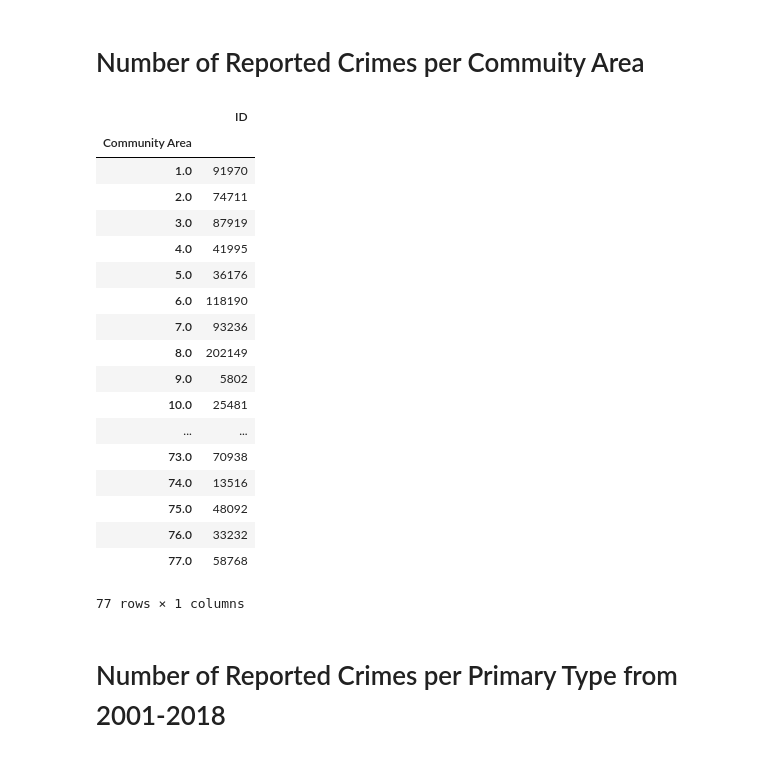
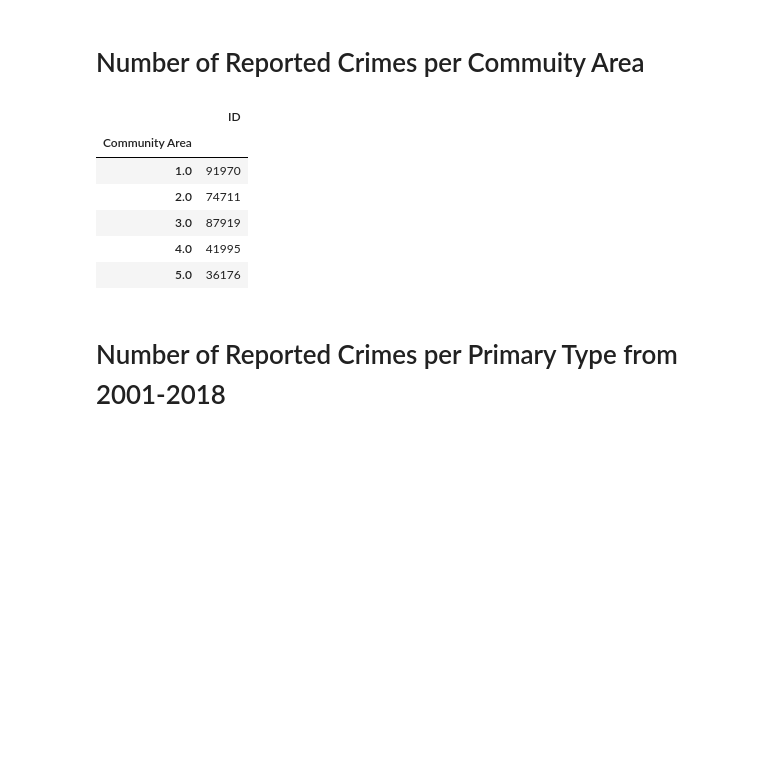
Before and after one commit to jessicagtz/Project-2-Chicago-Communities, a Jupyter notebook: full_crime_data.ipynb, the cells around one changed output. Saved outputs shown, nothing was run; the diff lists cells and outputs as text; code cells hidden in the pictures; blank space fills up the shorter version.

```diff
--- a/crime_data.ipynb
+++ b/full_crime_data.ipynb
@@ -104,29 +106,17 @@ crime_data
 # %%
 #1) group by community area
 #2) get numbers of crime type per community area
 
 crime_area= pd.DataFrame(crimes.groupby("Community Area")["ID"].count())
-crime_area
+crime_area.head()
 # %% [output]
 |  | ID |
 | Community Area |  |
 | 1.0 | 91970 |
 | 2.0 | 74711 |
 | 3.0 | 87919 |
 | 4.0 | 41995 |
 | 5.0 | 36176 |
-| 6.0 | 118190 |
-| 7.0 | 93236 |
-| 8.0 | 202149 |
-| 9.0 | 5802 |
-| 10.0 | 25481 |
-| ... | ... |
-| 73.0 | 70938 |
-| 74.0 | 13516 |
-| 75.0 | 48092 |
-| 76.0 | 33232 |
-| 77.0 | 58768 |
-77 rows × 1 columns
 # %% [markdown]
 # Number of Reported Crimes per Primary Type from 2001-2018
 # %%
```
Also changed, not shown: parts of 4 cells of this notebook, 1 other file.
